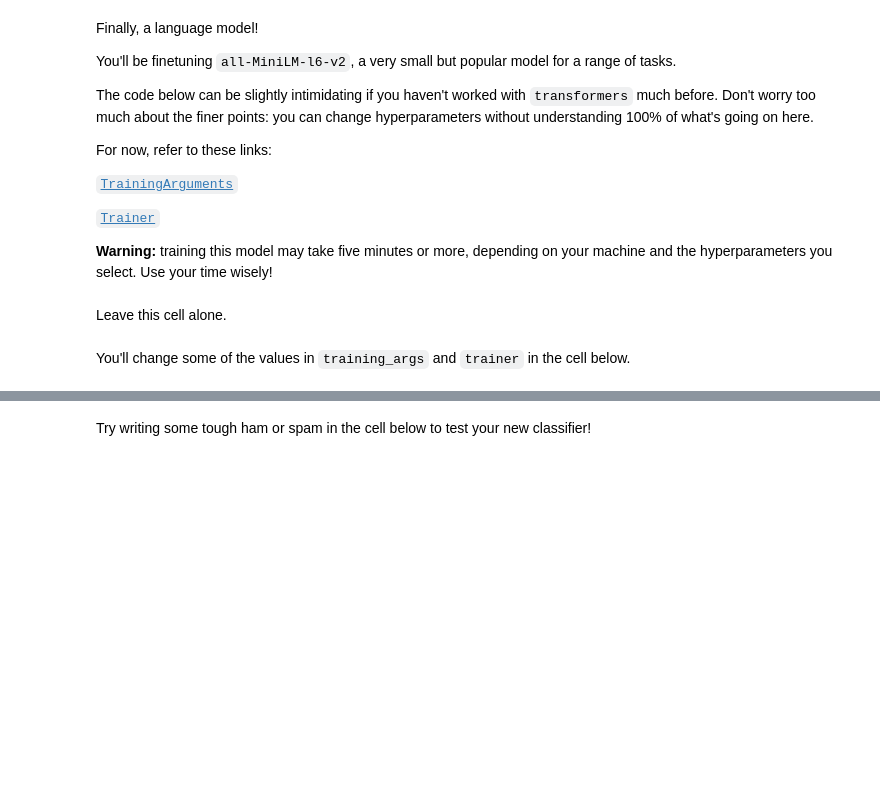
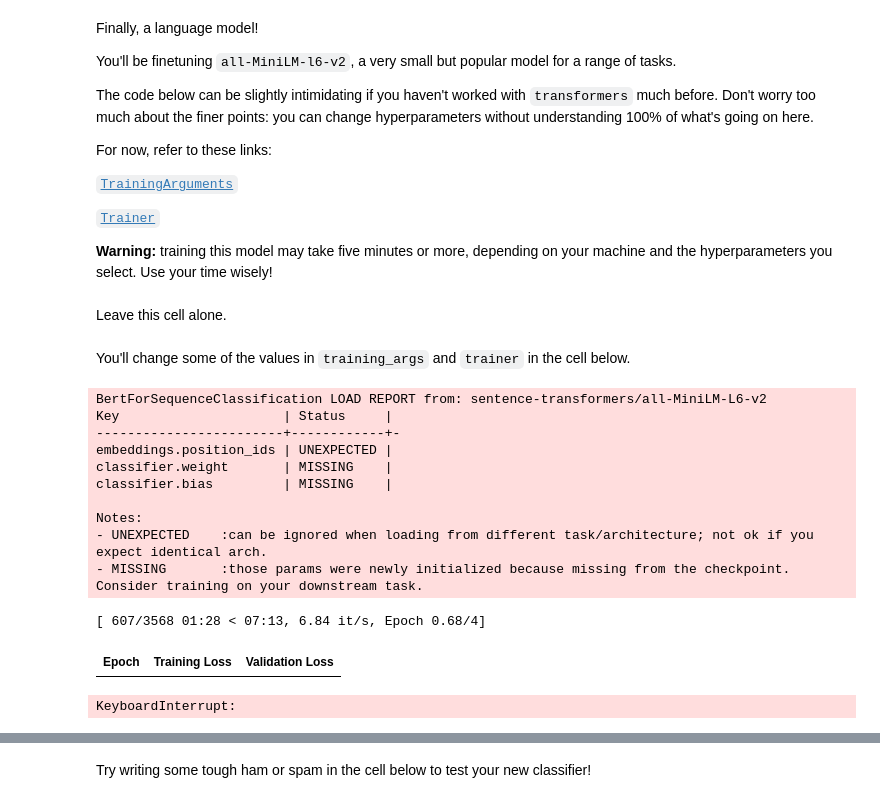
Before and after one commit to gfitzpatrick4/info-4940-llms-s26, a Jupyter notebook: notebooks/4940-act-02.ipynb, the cells around one changed output, grey strips where cells are left out. Cells and saved outputs as stored; diff of their text form; code cells hidden in the pictures; blank space fills up the shorter version.

```diff
--- a/notebooks/4940-act-02.ipynb
+++ b/notebooks/4940-act-02.ipynb
@@ -71,8 +96,8 @@ vectorizer_kwargs = {
     "stop_words": None,
     "max_df": 1.0,
     "min_df": 1,
-    "ngram_range": (1, 1),
-    "max_features": None,
+    "ngram_range": (1, 3),
+    "max_features": 800,
     "use_idf": False
 }
 
@@ -84,6 +109,7 @@ x_test_vectors = vectorizer.transform(x_test)
 
 # You can modify these kwargs however you like!
 lr_kwargs = {
+    "tol": 0.0001
 }
 
 # Don't change anything below here in this cell
@@ -114,10 +145,10 @@ from sklearn.neural_network import MLPClassifier
 # Modify these kwargs however you like
 vectorizer_kwargs = {
     "stop_words": None,
-    "max_df": 1.0,
+    "max_df": 0.90,
     "min_df": 2,
-    "ngram_range": (1, 1),
-    "max_features": None,
+    "ngram_range": (1, 2),
+    "max_features": 10000,
 }
 
 # Leave these three lines alone
@@ -129,6 +160,7 @@ x_test_vectors = vectorizer.transform(x_test)
 mlp_kwargs = {
     "hidden_layer_sizes": (100,),
     "activation": "relu",
+    "alpha": 1e-4,
 }
 
 # Leave the rest of this cell alone
@@ -213,35 +252,50 @@ def preprocess(examples):
     return tokenizer(examples["text"], truncation=True)
 
 train_tokenized = train_dataset.map(preprocess, batched=True)
 test_tokenized = test_dataset.map(preprocess, batched=True)
 
 
 # These are arguments passed to the Trainer.
 training_args = TrainingArguments(
     # Don't change these
     seed=42,
     eval_strategy="epoch",
     use_cpu=True,
     # Change or add anything you want below here
-    num_train_epochs=1,
-    per_device_train_batch_size=1,
+    num_train_epochs=4,
+    per_device_train_batch_size=5,
     learning_rate=5e-5,
     save_strategy="no", # Don't change this unless you want to save checkpoints to disk
+    bf16_full_eval=True,
 )
 
 # This is what trains our model
 trainer = Trainer(
     # Leave these alone
     model=model,
     args=training_args,
     train_dataset=train_tokenized,
     eval_dataset=test_tokenized,
     processing_class=tokenizer,
     compute_metrics=compute_metrics
     # Add anything you want here
 )
 
 trainer.train()
+# %% [output]
+BertForSequenceClassification LOAD REPORT from: sentence-transformers/all-MiniLM-L6-v2
+Key                     | Status     |
+------------------------+------------+-
+embeddings.position_ids | UNEXPECTED |
+classifier.weight       | MISSING    |
+classifier.bias         | MISSING    |
+
+Notes:
+- UNEXPECTED    :can be ignored when loading from different task/architecture; not ok if you expect identical arch.
+- MISSING       :those params were newly initialized because missing from the checkpoint. Consider training on your downstream task.
+[ 607/3568 01:28 < 07:13, 6.84 it/s, Epoch 0.68/4]
+| Epoch | Training Loss | Validation Loss |
+KeyboardInterrupt:
 # %%
 # Check out the model architecture and number of parameters
 print(model)
```
Also changed, not shown: parts of 10 cells of this notebook.
